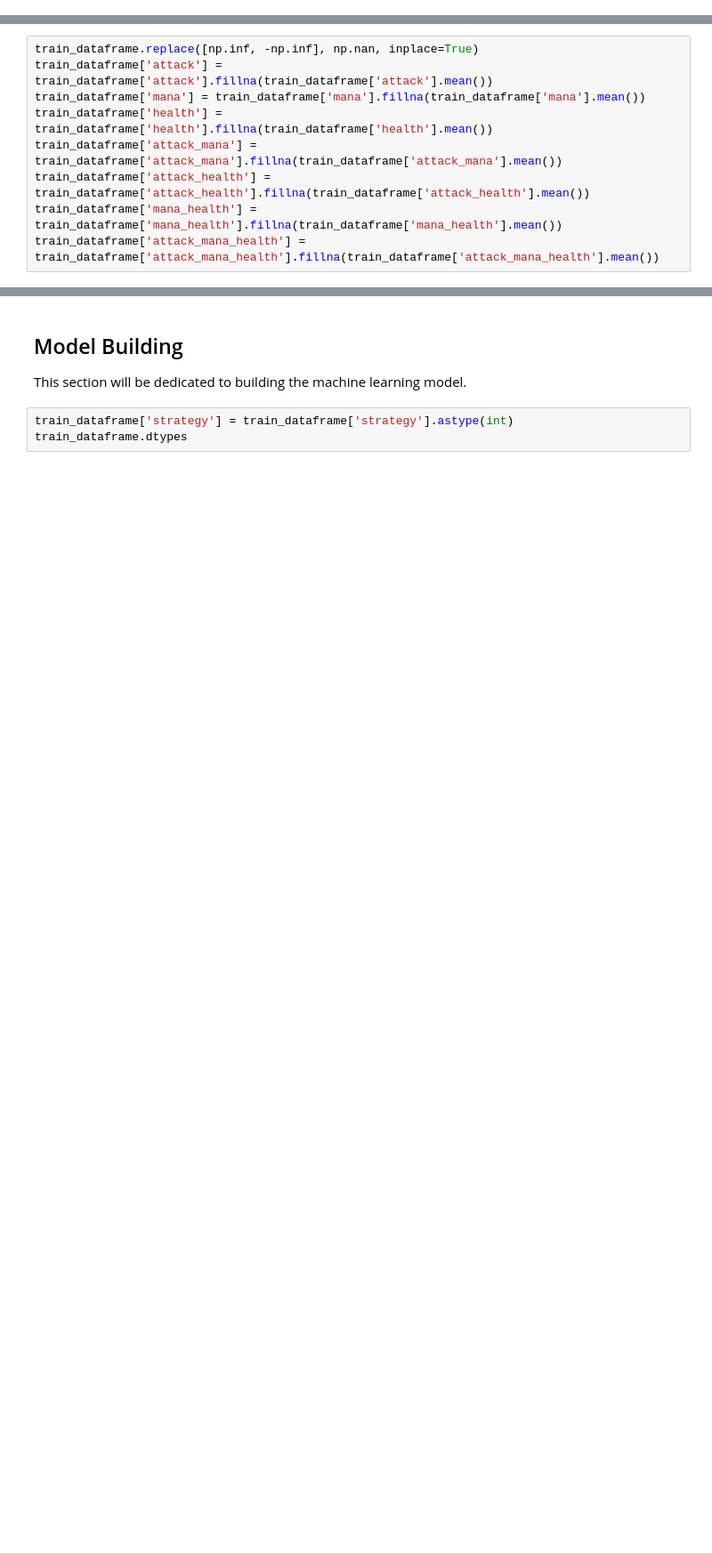
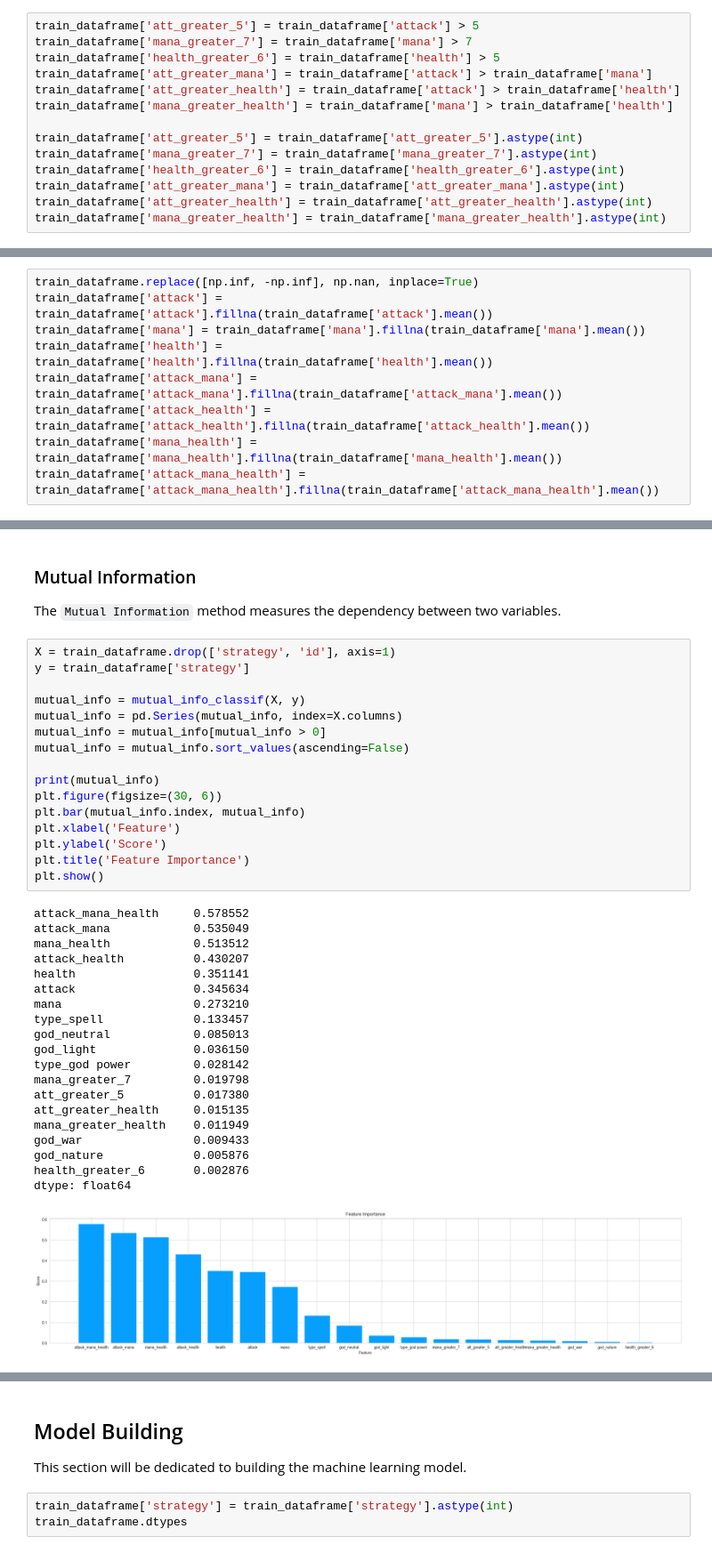
Before and after one commit to Lucs1590/gods-unchained, a Jupyter notebook: notebooks/gods_unchained_eda.ipynb, the cells around one changed output, grey strips where cells are left out. Shown at 89% size. Drawn from its saved outputs; the diff is of its cells as text; blank space fills up the shorter version.

```diff
--- a/notebooks/gods_unchained_eda.ipynb
+++ b/notebooks/gods_unchained_eda.ipynb
@@ -386,4 +555,18 @@ train_dataframe['attack_mana'] = train_dataframe['attack'] + train_dataframe['ma
 train_dataframe['attack_health'] = train_dataframe['attack'] + train_dataframe['health']
 train_dataframe['mana_health'] = train_dataframe['mana'] + train_dataframe['health']
 train_dataframe['attack_mana_health'] = train_dataframe['attack'] + train_dataframe['mana'] + train_dataframe['health']
+# %%
+train_dataframe['att_greater_5'] = train_dataframe['attack'] > 5
+train_dataframe['mana_greater_7'] = train_dataframe['mana'] > 7
+train_dataframe['health_greater_6'] = train_dataframe['health'] > 5
+train_dataframe['att_greater_mana'] = train_dataframe['attack'] > train_dataframe['mana']
+train_dataframe['att_greater_health'] = train_dataframe['attack'] > train_dataframe['health']
+train_dataframe['mana_greater_health'] = train_dataframe['mana'] > train_dataframe['health']
+
+train_dataframe['att_greater_5'] = train_dataframe['att_greater_5'].astype(int)
+train_dataframe['mana_greater_7'] = train_dataframe['mana_greater_7'].astype(int)
+train_dataframe['health_greater_6'] = train_dataframe['health_greater_6'].astype(int)
+train_dataframe['att_greater_mana'] = train_dataframe['att_greater_mana'].astype(int)
+train_dataframe['att_greater_health'] = train_dataframe['att_greater_health'].astype(int)
+train_dataframe['mana_greater_health'] = train_dataframe['mana_greater_health'].astype(int)
 # %%
@@ -425,0 +642,40 @@ train_dataframe.head()
+# %% [markdown]
+### Mutual Information
+The `Mutual Information` method measures the dependency between two variables.
+# %%
+X = train_dataframe.drop(['strategy', 'id'], axis=1)
+y = train_dataframe['strategy']
+
+mutual_info = mutual_info_classif(X, y)
+mutual_info = pd.Series(mutual_info, index=X.columns)
+mutual_info = mutual_info[mutual_info > 0]
+mutual_info = mutual_info.sort_values(ascending=False)
+
+print(mutual_info)
+plt.figure(figsize=(30, 6))
+plt.bar(mutual_info.index, mutual_info)
+plt.xlabel('Feature')
+plt.ylabel('Score')
+plt.title('Feature Importance')
+plt.show()
+# %% [output]
+attack_mana_health     0.578552
+attack_mana            0.535049
+mana_health            0.513512
+attack_health          0.430207
+health                 0.351141
+attack                 0.345634
+mana                   0.273210
+type_spell             0.133457
+god_neutral            0.085013
+god_light              0.036150
+type_god power         0.028142
+mana_greater_7         0.019798
+att_greater_5          0.017380
+att_greater_health     0.015135
+mana_greater_health    0.011949
+god_war                0.009433
+god_nature             0.005876
+health_greater_6       0.002876
+dtype: float64
+[figure, added]
```
Also changed, not shown: parts of 53 cells of this notebook.
